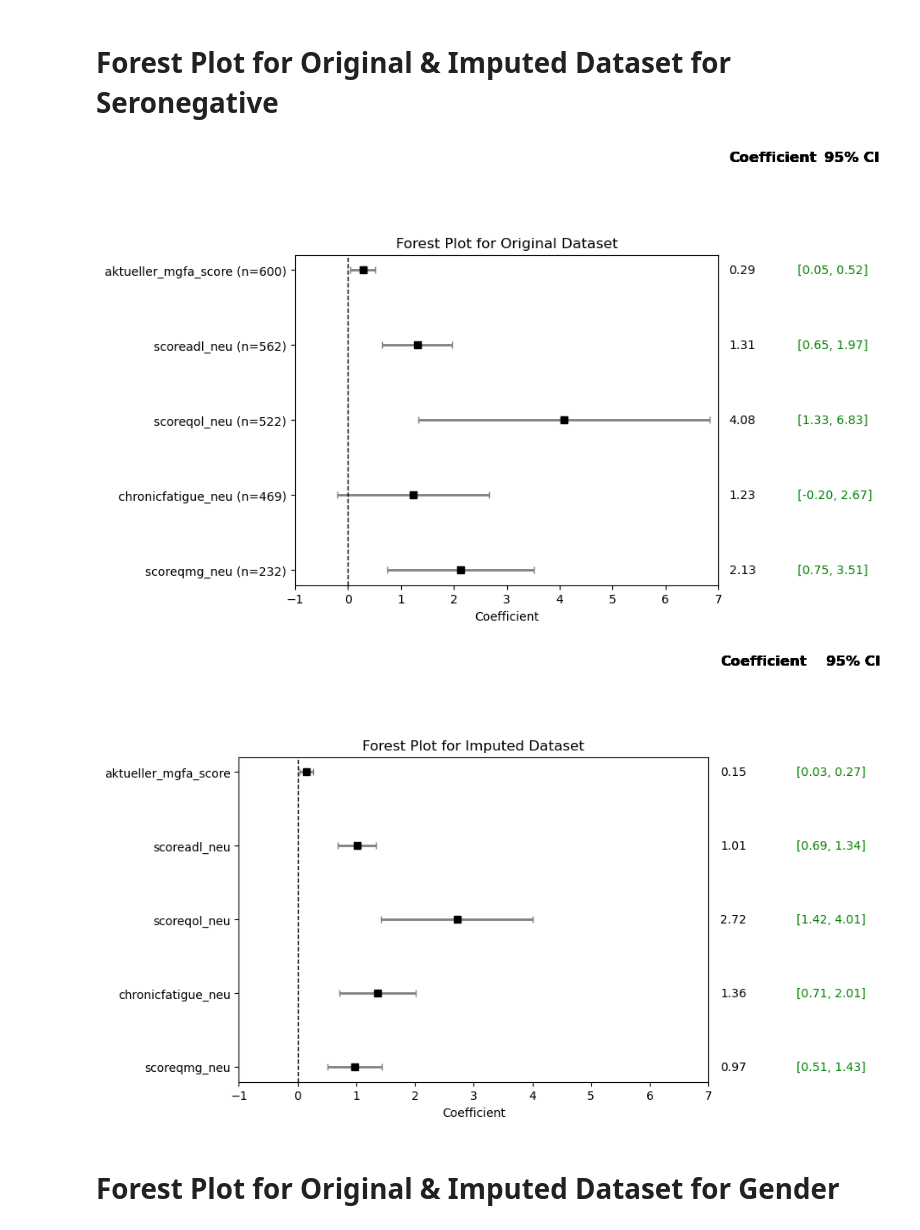
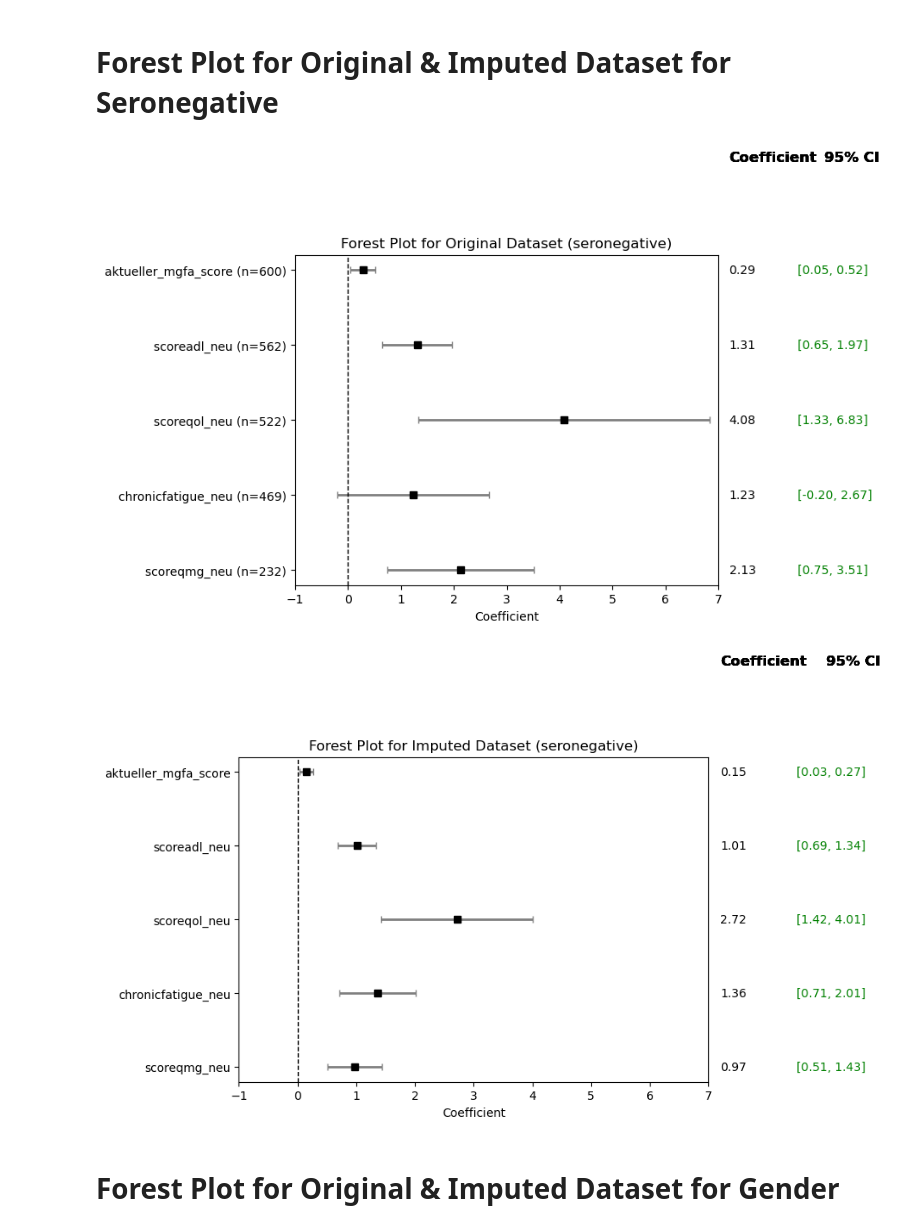
Before and after one commit to mlekhon/seronegative_gender, a Jupyter notebook: Linear Regression/Linear Regression.ipynb, the cells around one changed output. Saved outputs shown, nothing was run; the diff lists cells and outputs as text; code cells hidden in the pictures.

```diff
--- a/Linear Regression/Linear Regression.ipynb
+++ b/Linear Regression/Linear Regression.ipynb
@@ -700,17 +700,17 @@ confs_original = []
 # %%
 # Get results for each target in the original dataset
 for target, df in original_datasets.items():
     coef, conf = get_seronegative_results(df, features, target)
     coefs_original.append(coef)
     confs_original.append(conf)
 
 # Convert to NumPy arrays for easier manipulation
 confs_original = np.array(confs_original)
 
 # Plot for the original dataset WITH row counts and regression coefficient, 95% CI in an extra column
-plot_forest_plot_with_coef_ci(coefs_original, confs_original, list(original_datasets.keys()), original_datasets, 'Forest Plot for Original Dataset', show_row_count=True)
+plot_forest_plot_with_coef_ci(coefs_original, confs_original, list(original_datasets.keys()), original_datasets, 'Forest Plot for Original Dataset (seronegative)', show_row_count=True)
 # %% [output]
-[figure, old version]
+[figure, new version]
 # %%
 # Get results for each target in the imputed dataset
 for target in original_datasets.keys():
@@ -722,9 +722,9 @@ for target in original_datasets.keys():
 confs_imputed = np.array(confs_imputed)
 
 # Plot for the imputed dataset WITHOUT row counts (but displaying regression coefficient and 95% CI)
-plot_forest_plot_with_coef_ci(coefs_imputed, confs_imputed, list(original_datasets.keys()), original_datasets, 'Forest Plot for Imputed Dataset', show_row_count=False)
+plot_forest_plot_with_coef_ci(coefs_imputed, confs_imputed, list(original_datasets.keys()), original_datasets, 'Forest Plot for Imputed Dataset (seronegative)', show_row_count=False)
 # %% [output]
-[figure, old version]
+[figure, new version]
 # %% [markdown]
 # Forest Plot for Original & Imputed Dataset for Gender
 # %%
```
